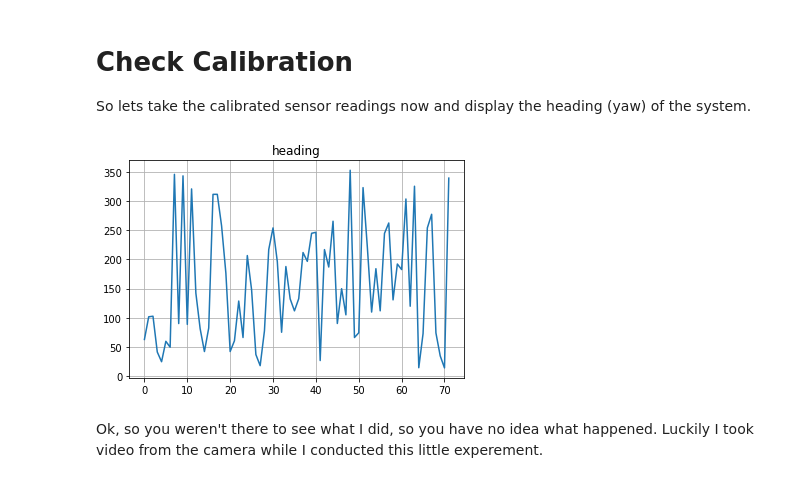
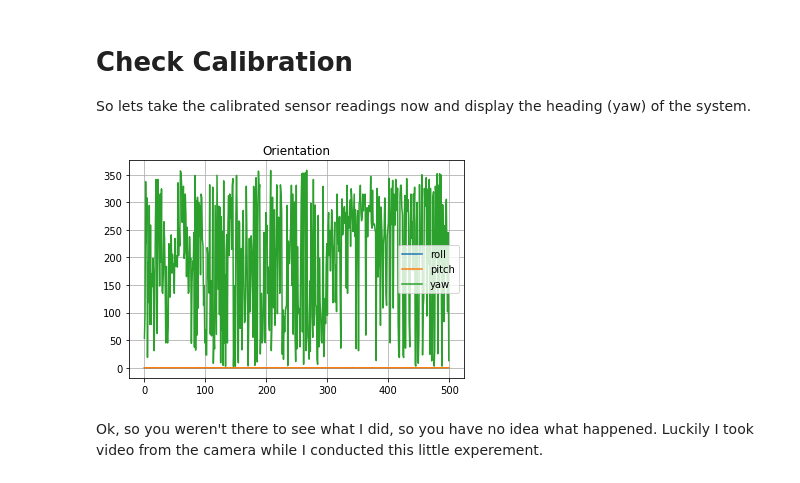
Before and after one commit to the-guild-of-calamitous-intent/ins_nav, a Jupyter notebook: grabdata/data.ipynb, the cells around one changed output. Cells and saved outputs as stored; diff of their text form; code cells hidden in the pictures.

```diff
--- a/grabdata/data.ipynb
+++ b/grabdata/data.ipynb
@@ -359,14 +355,14 @@ compass.py  data.ipynb  data.json   grab.py*
 # %%
+# IMU x-dir 225 deg on iphone
 bag = BagReader()
-bag.use_compression = True
-cal = bag.load('data.json')
+cal = bag.read('data-still.bag')
 
 # let's list the keys and make it look pretty
-# remember, when you load() a bag file, it becomes a dict/hash
 print('Bag keys:')
 print('-'*30)
 for k in cal.keys():
-    print('  {:>7}: {:5}'.format(k, len(cal[k])))
+    # goddam python3 and strings!
+    print('  {:7}: {}'.format(k.decode('ASCII'), len(cal[k])))
 # %% [output]
 Bag keys:
 ------------------------------
@@ -384,10 +385,16 @@ First let's take a look at the raw data.
 # %%
 # remember, each data sample has a time stamp applied
 # for plotting, let's separate the timestamp (x-axis) and the data (y-axis)
-accel, adt = split(cal['accel'])
-mag, mdt = split(cal['mag'])
-gyro, gdt = split(cal['grav'])
-lidar, ldt = split(cal['lidar'])
+# accel, adt = split(cal[b'accel'])
+# mag, mdt = split(cal[b'mag'])
+# gyro, gdt = split(cal[b'grav'])
+# lidar, ldt = split(cal[b'lidar'])
+
+accel = cal[b'accel']
+mag = cal[b'mag']
+gyro = cal[b'grav']
+lidar = cal[b'lidar']
+
 
 for i in range(len(lidar)):
     for j in range(len(lidar[i])):
@@ -525,16 +542,20 @@ Acceleration bias: 0.0501 0.0021 0.0220
 So lets take the calibrated sensor readings now and display the heading (yaw) of the system.
 # %%
 # r,p,y = getOrientation(accel, mag, deg=True)
-heading = []
+orient = []
 for a, m in zip(ca, cm):
-    _, _, h = getOrientation(a, m, deg=True)
-    heading.append(h)
+    o = getOrientation(a, m, deg=True)
+    orient.append(o)
 
-plt.plot(heading)
-plt.title('heading')
+# split out the data
+plt.plot([x[0] for x in orient], label='roll')
+plt.plot([x[1] for x in orient], label='pitch')
+plt.plot([x[2] for x in orient], label='yaw')
+plt.legend()
+plt.title('Orientation')
 plt.grid(True);
 # %% [output]
-[figure, old version]
+[figure, new version]
 # %% [markdown]
 Ok, so you weren't there to see what I did, so you have no idea what happened. Luckily I took video from the camera while I conducted this little experement.
 # %% [markdown]
```
Also changed, not shown: parts of 12 cells of this notebook.
